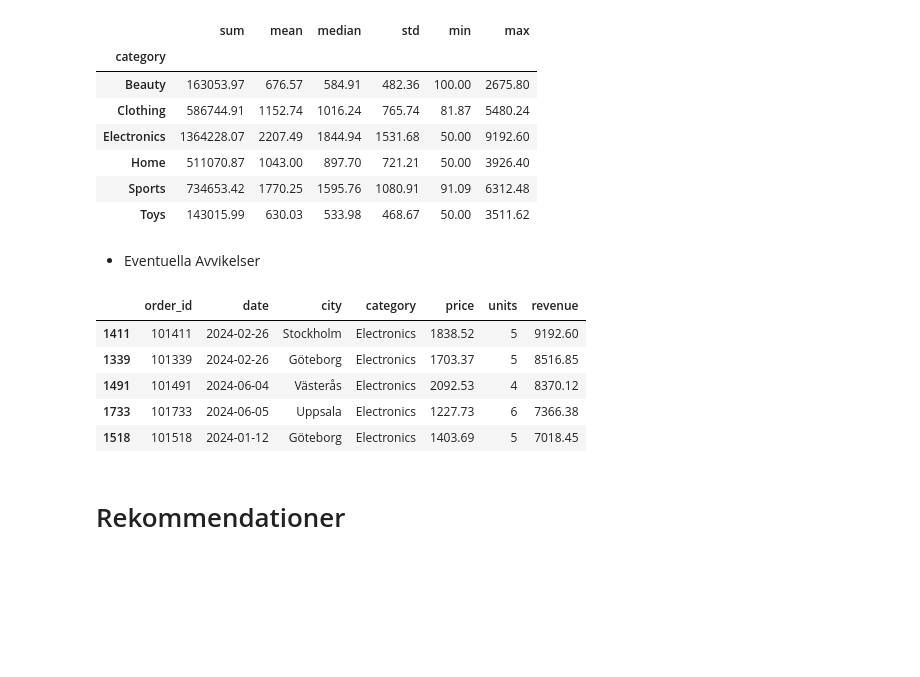
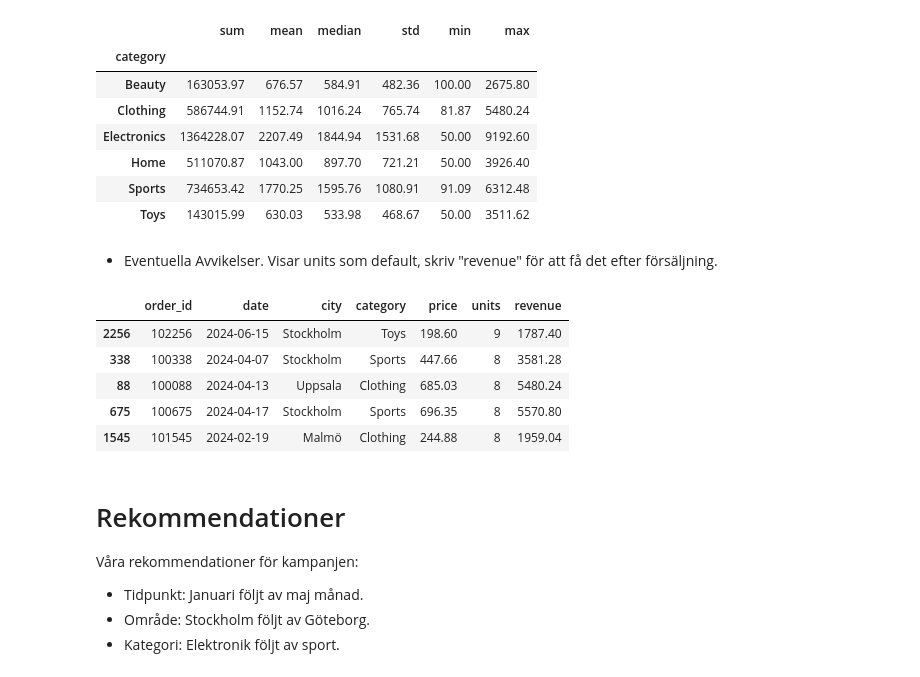
Before and after one commit to Jack-JackAttack/Grupp_A, a Jupyter notebook: Report.ipynb, the cells around one changed output. Saved outputs shown, nothing was run; the diff lists cells and outputs as text; code cells hidden in the pictures; blank space fills up the shorter version.

Commit message:
Added recommendations and comments in report

```diff
--- a/Report.ipynb
+++ b/Report.ipynb
@@ -74,16 +78,22 @@ summary
 | Sports | 734653.42 | 1770.25 | 1595.76 | 1080.91 | 91.09 | 6312.48 |
 | Toys | 143015.99 | 630.03 | 533.98 | 468.67 | 50.00 | 3511.62 |
 # %% [markdown]
-- Eventuella Avvikelser
+- Eventuella Avvikelser. Visar units som default, skriv "revenue" för att få det efter försäljning.
 # %%
-outliers = report.rev_outliers("revenue")
+outliers = report.rev_outliers()
 outliers.head(5)
 # %% [output]
 |  | order_id | date | city | category | price | units | revenue |
-| 1411 | 101411 | 2024-02-26 | Stockholm | Electronics | 1838.52 | 5 | 9192.60 |
-| 1339 | 101339 | 2024-02-26 | Göteborg | Electronics | 1703.37 | 5 | 8516.85 |
-| 1491 | 101491 | 2024-06-04 | Västerås | Electronics | 2092.53 | 4 | 8370.12 |
-| 1733 | 101733 | 2024-06-05 | Uppsala | Electronics | 1227.73 | 6 | 7366.38 |
-| 1518 | 101518 | 2024-01-12 | Göteborg | Electronics | 1403.69 | 5 | 7018.45 |
+| 2256 | 102256 | 2024-06-15 | Stockholm | Toys | 198.60 | 9 | 1787.40 |
+| 338 | 100338 | 2024-04-07 | Stockholm | Sports | 447.66 | 8 | 3581.28 |
+| 88 | 100088 | 2024-04-13 | Uppsala | Clothing | 685.03 | 8 | 5480.24 |
+| 675 | 100675 | 2024-04-17 | Stockholm | Sports | 696.35 | 8 | 5570.80 |
+| 1545 | 101545 | 2024-02-19 | Malmö | Clothing | 244.88 | 8 | 1959.04 |
 # %% [markdown]
 # Rekommendationer
+
+Våra rekommendationer för kampanjen:
+
+- Tidpunkt: Januari följt av maj månad.
+- Område: Stockholm följt av Göteborg.
+- Kategori: Elektronik följt av sport.
```
Also changed, not shown: parts of 2 cells of this notebook.
